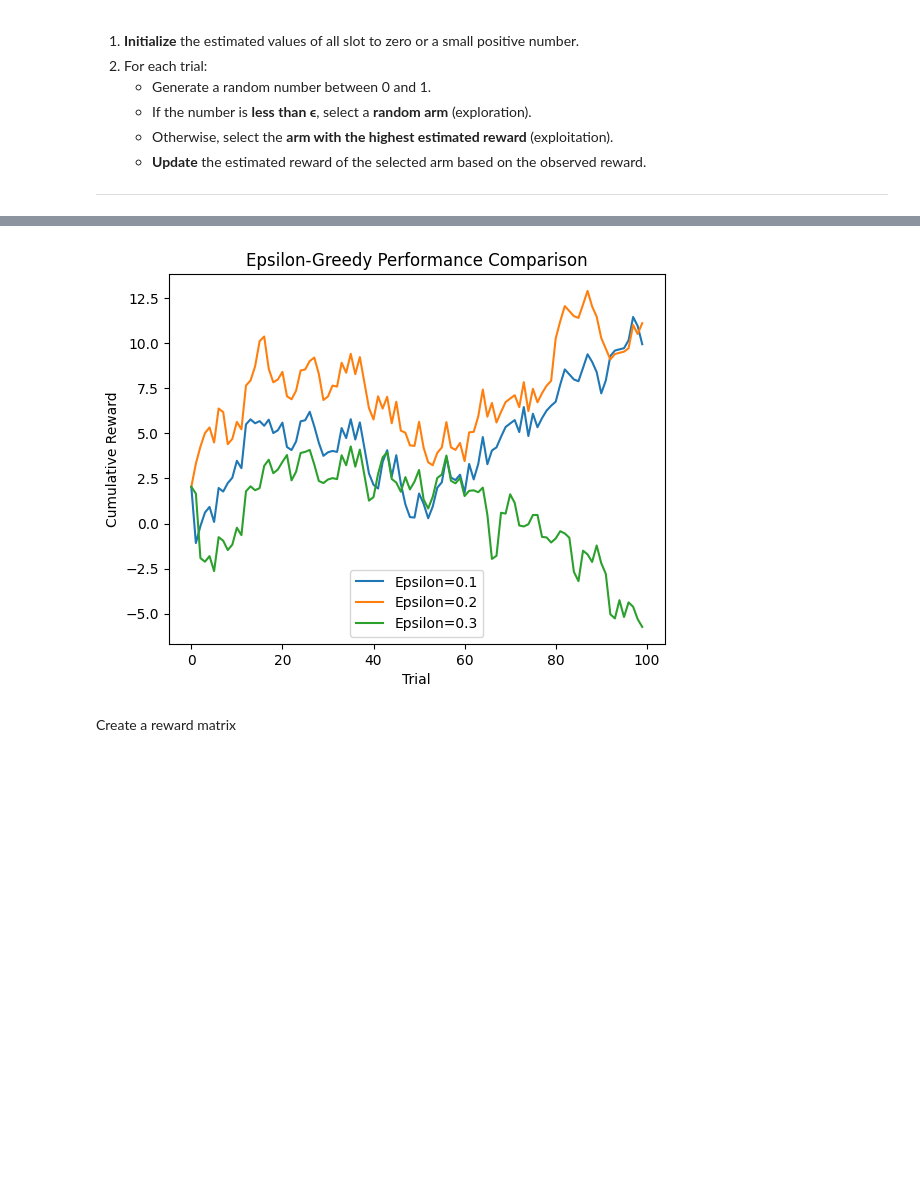
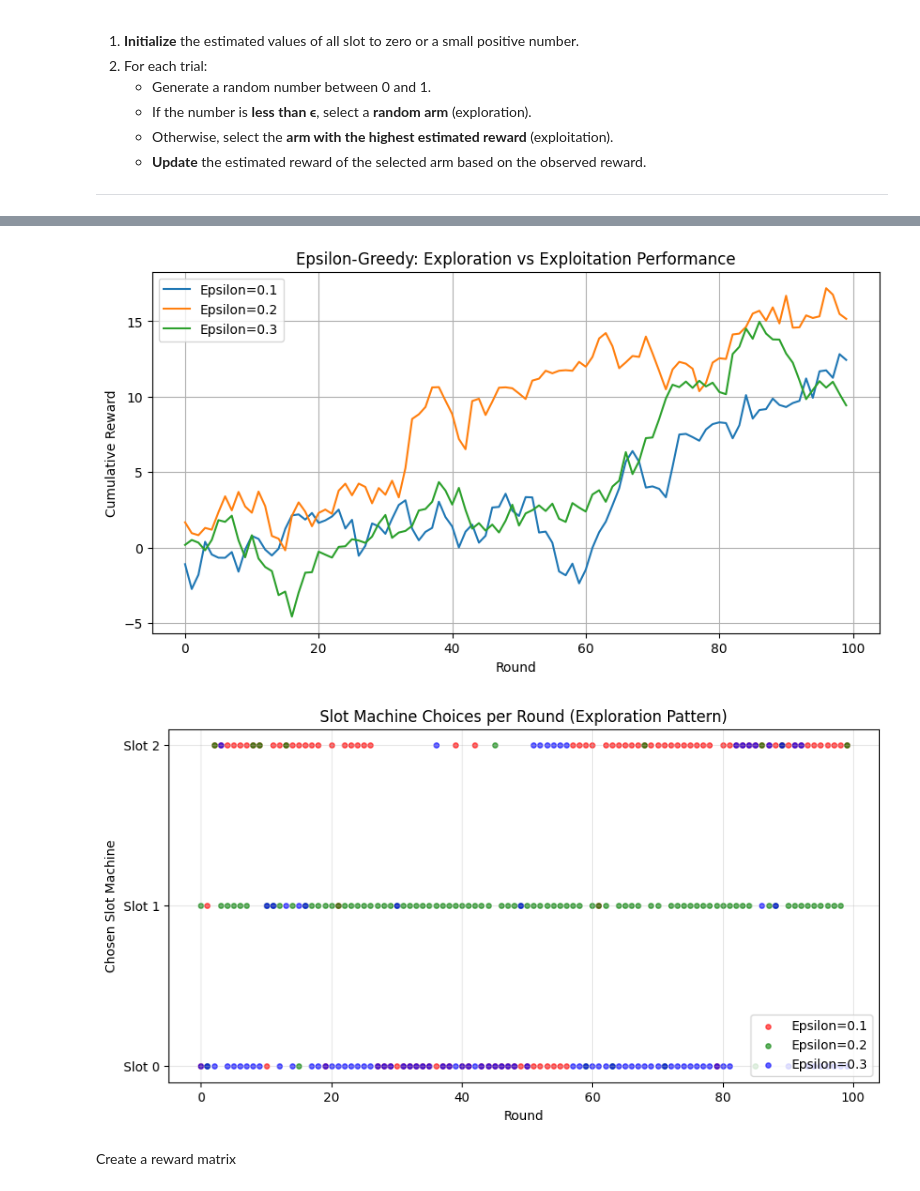
Before and after one commit to kelvinprabhu/Reinforcement_Learning, a Jupyter notebook: CIA_1/2448501_CIA1.ipynb, the cells around one changed output, grey strips where cells are left out. Cells and saved outputs as stored; diff of their text form; code cells hidden in the pictures; blank space fills up the shorter version.

```diff
--- a/CIA_1/2448501_CIA1.ipynb
+++ b/CIA_1/2448501_CIA1.ipynb
@@ -36,6 +36,7 @@ It helps balance **exploration** (trying new actions) and **exploitation** (choo
 # %%
 import numpy as np
 import matplotlib.pyplot as plt
+
 class EpsilonGreedy:
     def __init__(self, n_arms, epsilon):
         self.n_arms = n_arms
@@ -44,44 +45,75 @@ class EpsilonGreedy:
         self.values = np.zeros(n_arms)
 
     def select_arm(self):
+        # Exploration vs Exploitation
         if np.random.rand() < self.epsilon:
-            return np.random.randint(0, self.n_arms)
+            return np.random.randint(0, self.n_arms)  # explore
         else:
-            return np.argmax(self.values)
+            return np.argmax(self.values)              # exploit
 
     def update(self, chosen_arm, reward):
+        # Incremental mean update
         self.counts[chosen_arm] += 1
         n = self.counts[chosen_arm]
         value = self.values[chosen_arm]
-        self.values[chosen_arm] = ((n - 1) / n) * value + (1 / n) * reward
+        self.values[chosen_arm] = value + (reward - value) / n
 
-# Example usage
-n_arms = 3 # slots
-epsilon = [0.1, 0.2, 0.3]
-n_trials = 100 # rounds
-# Store cumulative rewards for each epsilon for comparison
-all_cumulative_rewards = []
-rewards = np.random.randn(n_arms, n_trials)
-for eps in epsilon:
-    agent = EpsilonGreedy(n_arms, eps)
+
+def run_bandit(n_arms=3, epsilon=0.1, n_trials=100):
+    agent = EpsilonGreedy(n_arms, epsilon)
+    rewards = np.random.randn(n_arms, n_trials)  # random reward distribution
+    cumulative_rewards = []
+    chosen_arms = []
     total_reward = 0
-    cumulative_rewards = []
+
     for t in range(n_trials):
         arm = agent.select_arm()
         reward = rewards[arm, t]
         agent.update(arm, reward)
+        chosen_arms.append(arm)
         total_reward += reward
         cumulative_rewards.append(total_reward)
-    all_cumulative_rewards.append(cumulative_rewards)
-    print(f"Epsilon={eps} | Total Reward: {total_reward:.2f}")
 
-# Plot all curves together for comparison
-for idx, eps in enumerate(epsilon):
-    plt.plot(np.arange(n_trials), all_cumulative_rewards[idx], label=f"Epsilon={eps}")
-plt.xlabel("Trial")
+    return cumulative_rewards, chosen_arms
+
+
+# --- Run for different epsilon values ---
+epsilons = [0.1, 0.2, 0.3]
+n_trials = 100
+n_arms = 3
+all_cumulative_rewards = []
+all_chosen_arms = []
+
+for eps in epsilons:
+    cumulative, arms = run_bandit(n_arms=n_arms, epsilon=eps, n_trials=n_trials)
+    all_cumulative_rewards.append(cumulative)
+    all_chosen_arms.append(arms)
+    print(f"Epsilon={eps:.2f} | Total Reward={cumulative[-1]:.2f}")
+
+
+# --- Plot 1: Cumulative Rewards ---
+plt.figure(figsize=(10,5))
+for idx, eps in enumerate(epsilons):
+    plt.plot(all_cumulative_rewards[idx], label=f"Epsilon={eps}")
+plt.xlabel("Round")
 plt.ylabel("Cumulative Reward")
-plt.title("Epsilon-Greedy Performance Comparison")
+plt.title("Epsilon-Greedy: Exploration vs Exploitation Performance")
 plt.legend()
+plt.grid(True)
 plt.show()
-#
+
+
+# --- Plot 2: Which Arm Was Chosen Each Round ---
+plt.figure(figsize=(10,5))
+colors = ['r', 'g', 'b']
+for idx, eps in enumerate(epsilons):
+    plt.scatter(range(n_trials), all_chosen_arms[idx],
+                s=15, color=colors[idx], alpha=0.6, label=f"Epsilon={eps}")
+plt.yticks(range(3), ["Slot 0", "Slot 1", "Slot 2"])
+plt.xlabel("Round")
+plt.ylabel("Chosen Slot Machine")
+plt.title("Slot Machine Choices per Round (Exploration Pattern)")
+plt.legend()
+plt.grid(True, alpha=0.3)
+plt.show()
 # %% [output]
@@ -91,4 +123,5 @@ Epsilon=0.3 | Total Reward: -5.73
-[figure, old version]
+[figure, new version]
+[figure, added]
 # %% [markdown]
 Create a reward matrix
 # %%
```
Also changed, not shown: parts of 1 cell of this notebook.
